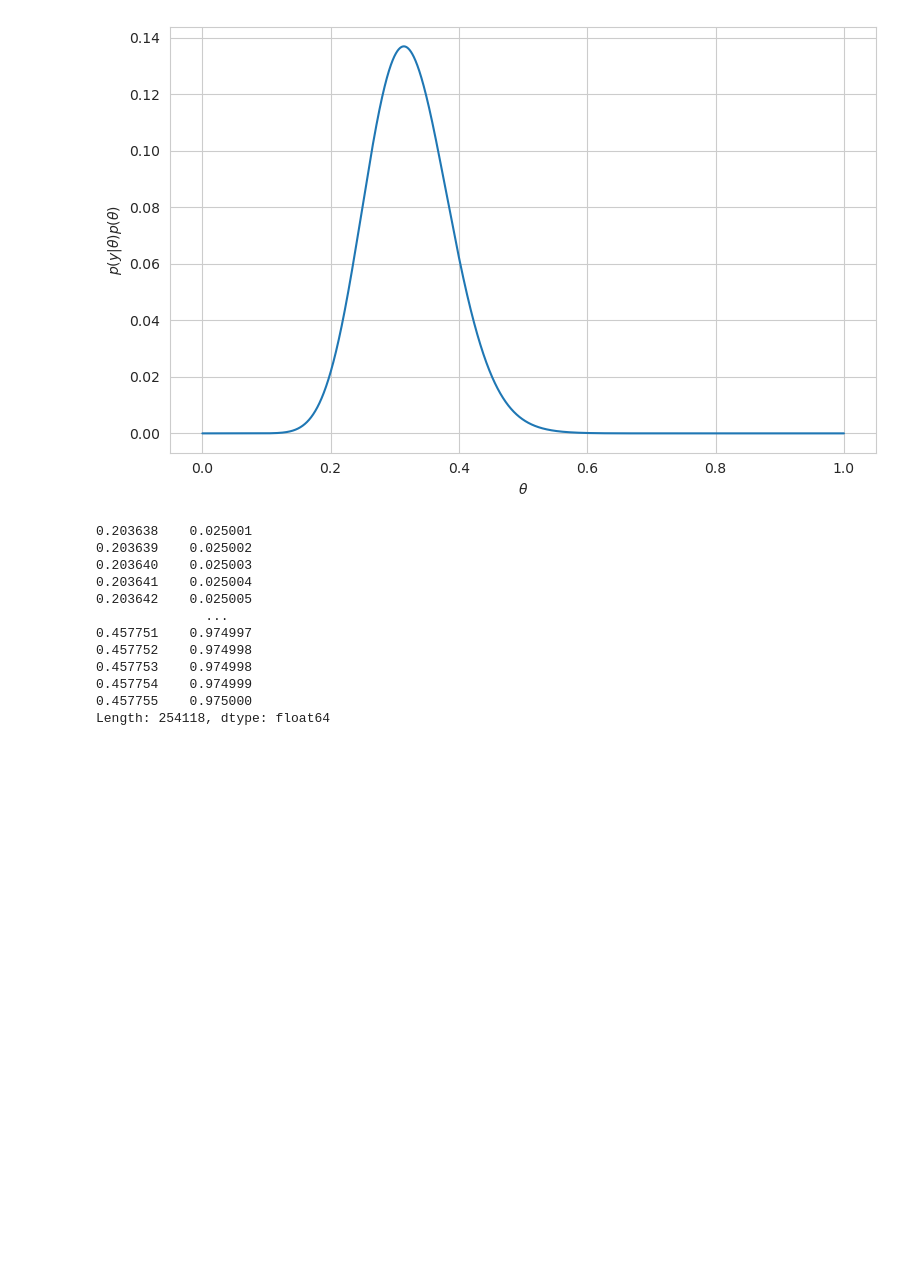
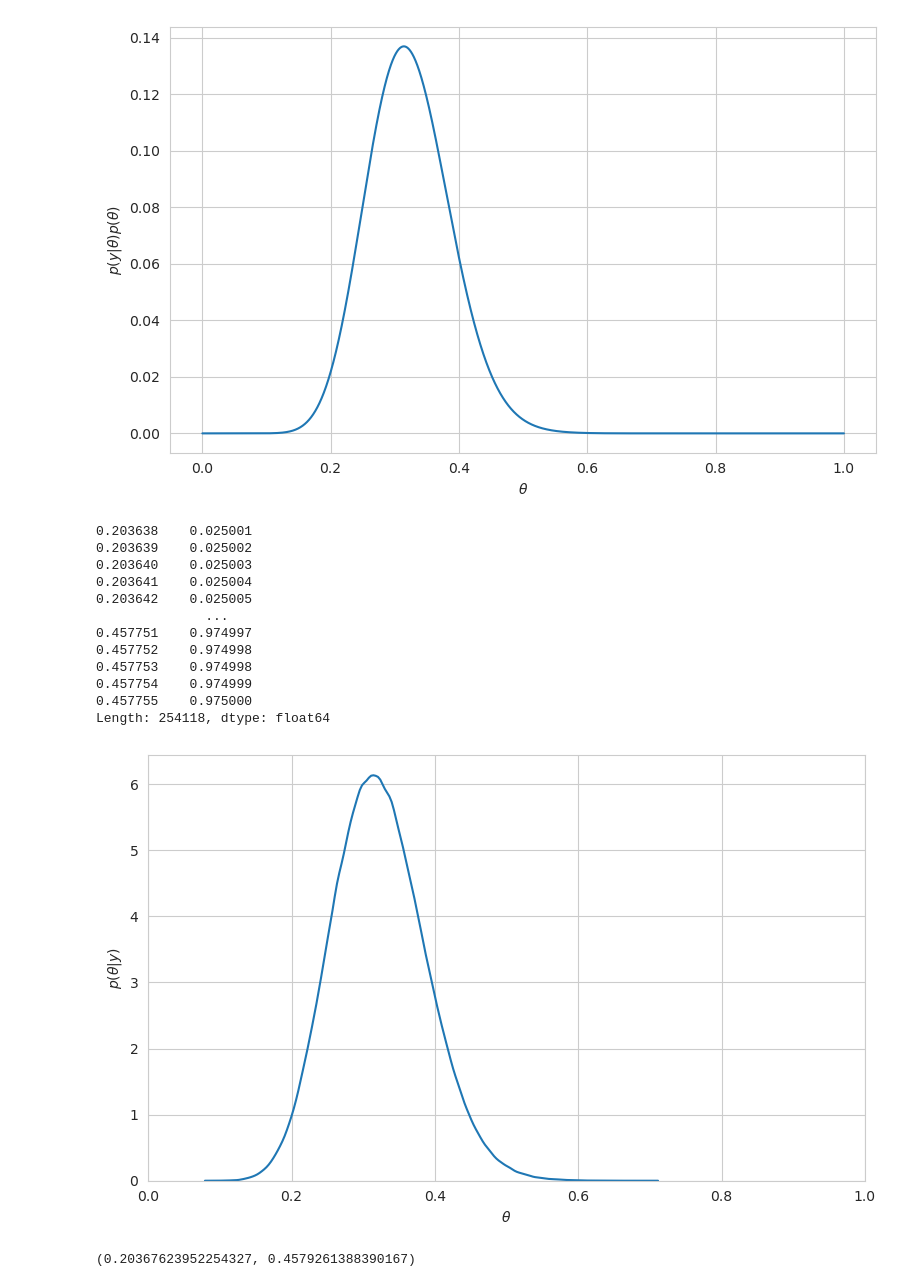
Before and after one commit to WHITSNAK/sta_602, a Jupyter notebook: hw5/hw5.ipynb, the cells around one changed output. Saved outputs shown, nothing was run; the diff lists cells and outputs as text; code cells hidden in the pictures; blank space fills up the shorter version.

```diff
--- a/hw5/hw5.ipynb
+++ b/hw5/hw5.ipynb
@@ -190,3 +190,48 @@ cdf[(cdf >= 0.025) & (cdf <= (1-0.025))]
 0.457754    0.974999
 0.457755    0.975000
 Length: 254118, dtype: float64
+# %%
+from scipy.special import beta
+
+w1 = 3/4 * beta(17, 36)
+w2 = 1/4 * beta(23, 30)
+norm = w1 + w2
+w1 /= norm
+w2 /= norm
+# %%
+from collections import deque
+
+nEpoch = 1000000
+
+coin = stats.binom(n=1, p=w1)
+coinSamples = deque(coin.rvs(nEpoch))
+beta1 = stats.beta(a=17, b=36)
+beta1Samples = deque(beta1.rvs(nEpoch))
+beta2 = stats.beta(a=23, b=30)
+beta2Samples = deque(beta2.rvs(nEpoch))
+
+thetas = []
+for epoch in range(nEpoch):
+    if coinSamples.popleft() == 1:
+        theta = beta1Samples.popleft()
+    else:
+        theta = beta2Samples.popleft()
+
+    thetas.append(theta)
+# %%
+fig, ax = plt.subplots(figsize=(8, 5))
+
+sns.kdeplot(thetas, ax=ax)
+
+ax.set_xlabel('$\\theta$')
+ax.set_ylabel('$p(\\theta|y)$')
+ax.set_xlim(0, 1)
+
+fig.tight_layout()
+fig.show()
+# %% [output]
+[figure, added]
+# %%
+np.quantile(thetas, 0.025), np.quantile(thetas, 0.975)
+# %% [output]
+(0.20367623952254327, 0.4579261388390167)
```
Also changed, not shown: 1 other file.
